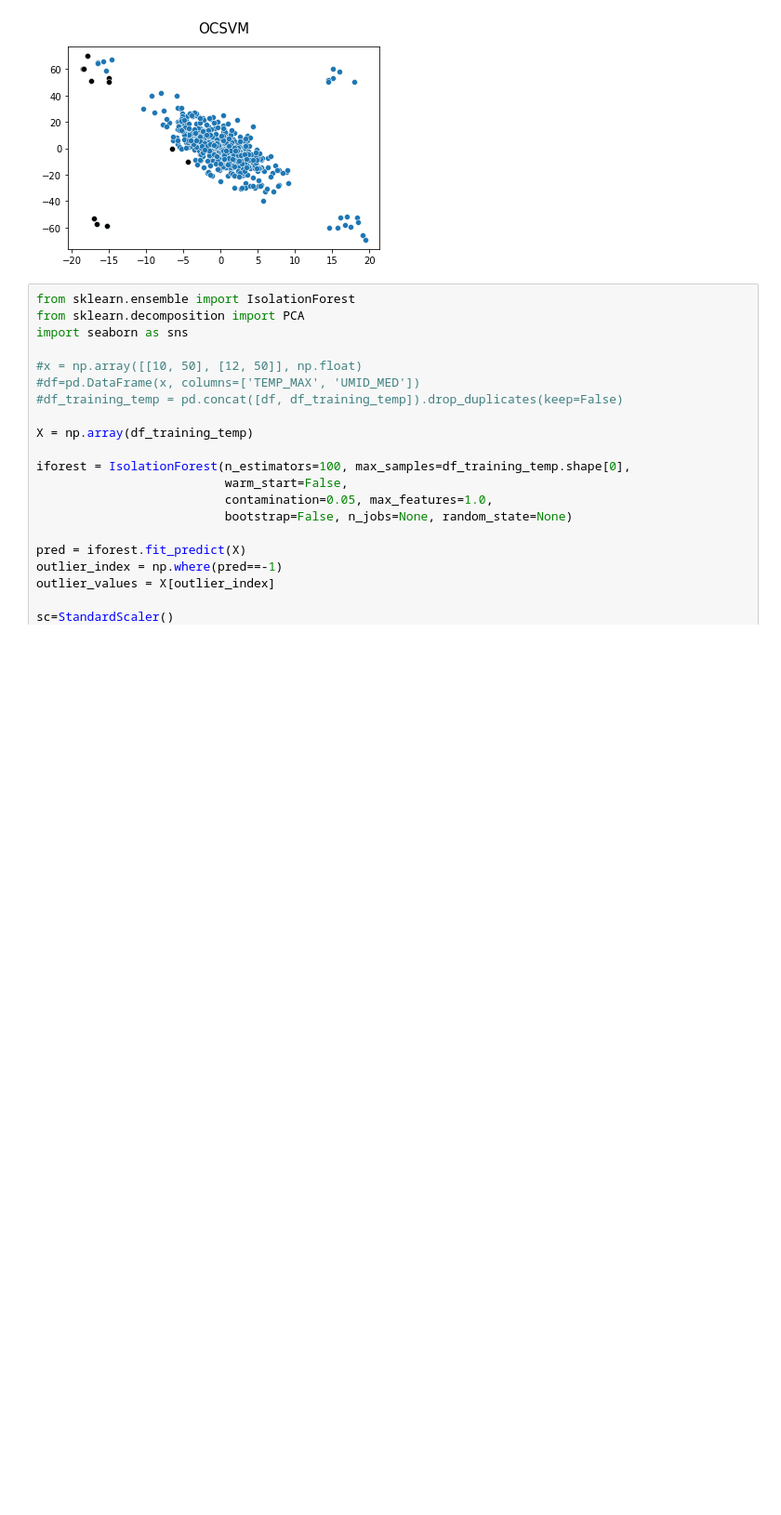
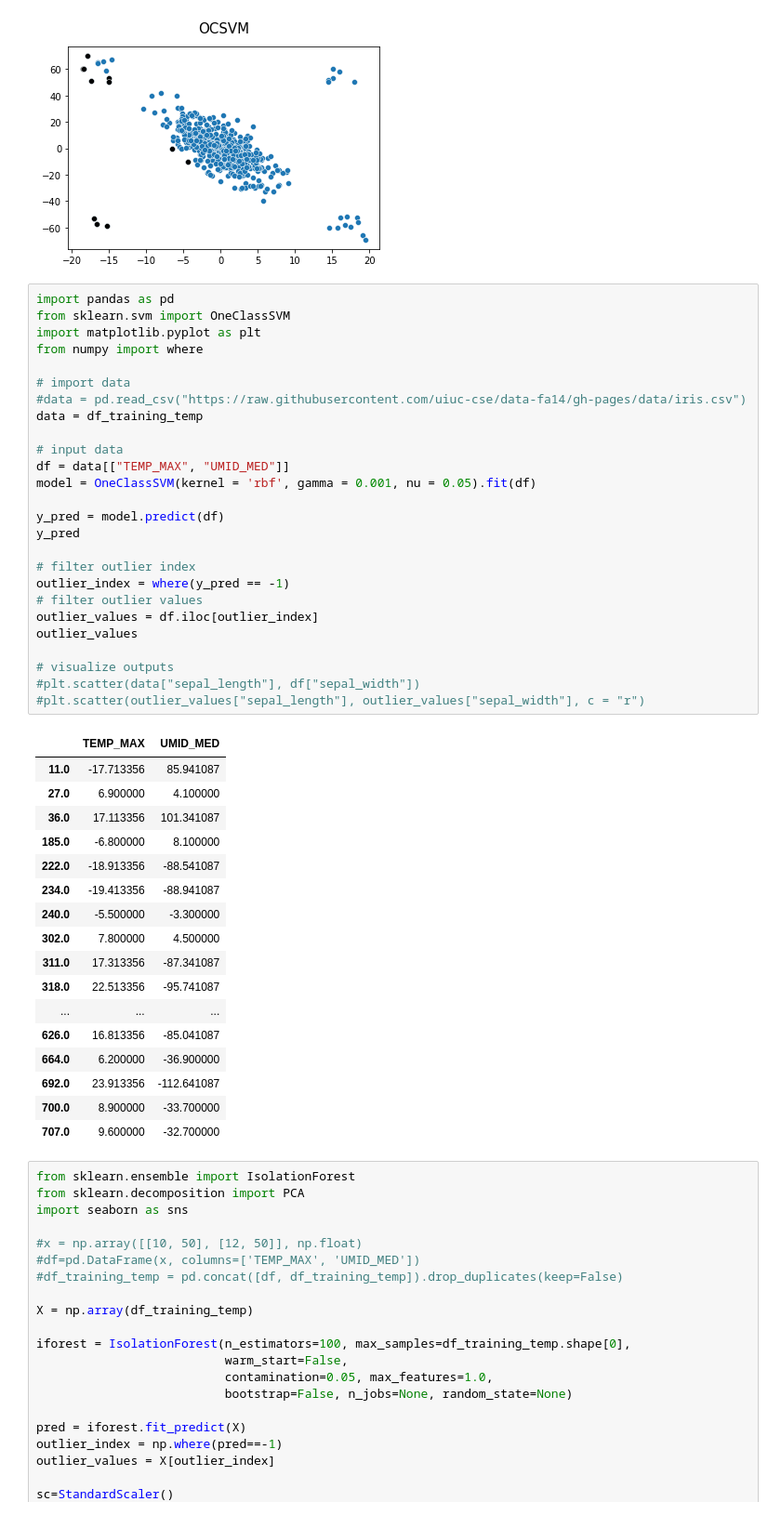
Before and after one commit to AndersonRodr/algorithms-detect-anomalies, a Jupyter notebook: PrimeiroExperimento.ipynb, the cells around one changed output. Shown at 93% size. Saved outputs shown, nothing was run; the diff lists cells and outputs as text; blank space fills up the shorter version.

```diff
--- a/PrimeiroExperimento.ipynb
+++ b/PrimeiroExperimento.ipynb
@@ -377,6 +377,50 @@ plt.savefig("One-Class SVM Detection.png", dpi=80)
 # %% [output]
 (11, 2)
 [figure]
+# %%
+import pandas as pd
+from sklearn.svm import OneClassSVM
+import matplotlib.pyplot as plt
+from numpy import where
+
+# import data
+#data = pd.read_csv("https://raw.githubusercontent.com/uiuc-cse/data-fa14/gh-pages/data/iris.csv")
+data = df_training_temp
+
+# input data
+df = data[["TEMP_MAX", "UMID_MED"]]
+model = OneClassSVM(kernel = 'rbf', gamma = 0.001, nu = 0.05).fit(df)
+
+y_pred = model.predict(df)
+y_pred
+
+# filter outlier index
+outlier_index = where(y_pred == -1)
+# filter outlier values
+outlier_values = df.iloc[outlier_index]
+outlier_values
+
+# visualize outputs
+#plt.scatter(data["sepal_length"], df["sepal_width"])
+#plt.scatter(outlier_values["sepal_length"], outlier_values["sepal_width"], c = "r")
+# %% [output]
+|  | TEMP_MAX | UMID_MED |
+| 11.0 | -17.713356 | 85.941087 |
+| 27.0 | 6.900000 | 4.100000 |
+| 36.0 | 17.113356 | 101.341087 |
+| 185.0 | -6.800000 | 8.100000 |
+| 222.0 | -18.913356 | -88.541087 |
+| 234.0 | -19.413356 | -88.941087 |
+| 240.0 | -5.500000 | -3.300000 |
+| 302.0 | 7.800000 | 4.500000 |
+| 311.0 | 17.313356 | -87.341087 |
+| 318.0 | 22.513356 | -95.741087 |
+| ... | ... | ... |
+| 626.0 | 16.813356 | -85.041087 |
+| 664.0 | 6.200000 | -36.900000 |
+| 692.0 | 23.913356 | -112.641087 |
+| 700.0 | 8.900000 | -33.700000 |
+| 707.0 | 9.600000 | -32.700000 |
 # %%
 from sklearn.ensemble import IsolationForest
 from sklearn.decomposition import PCA
```
Also changed, not shown: parts of 1 cell of this notebook.
